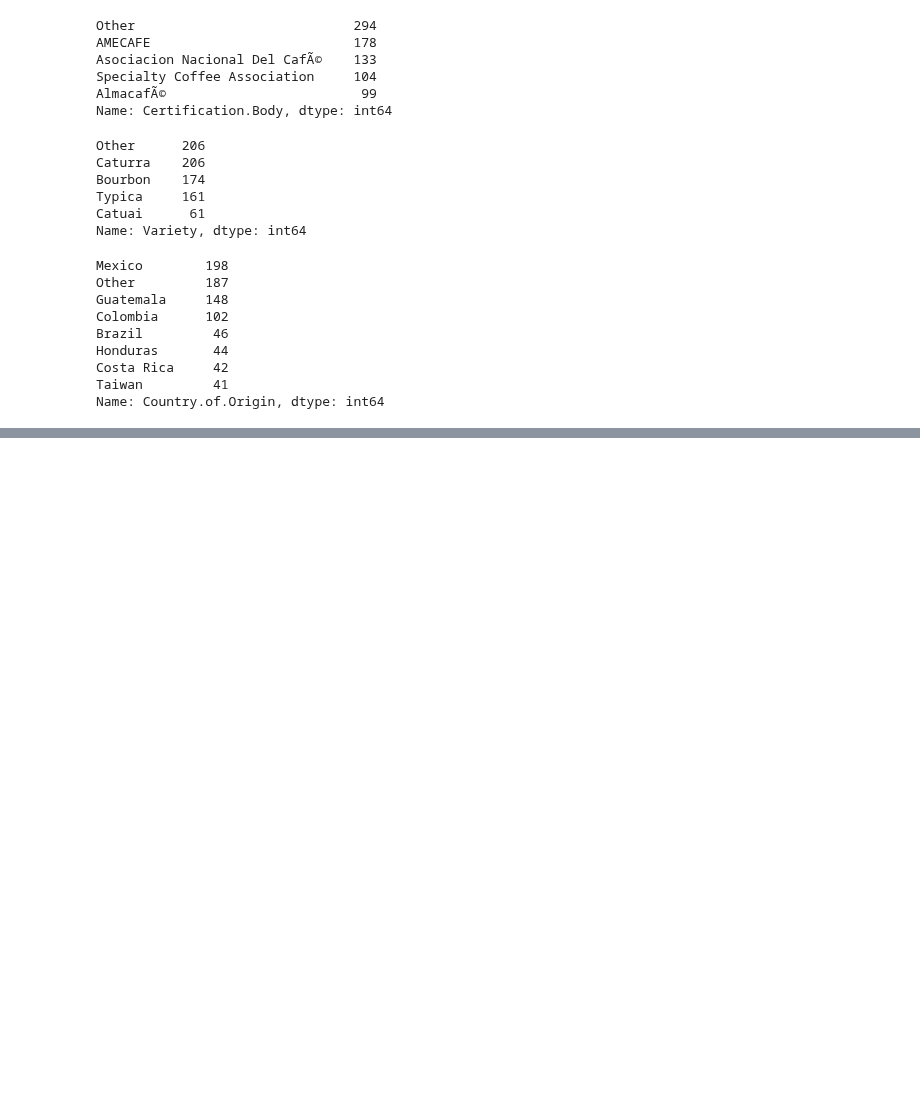
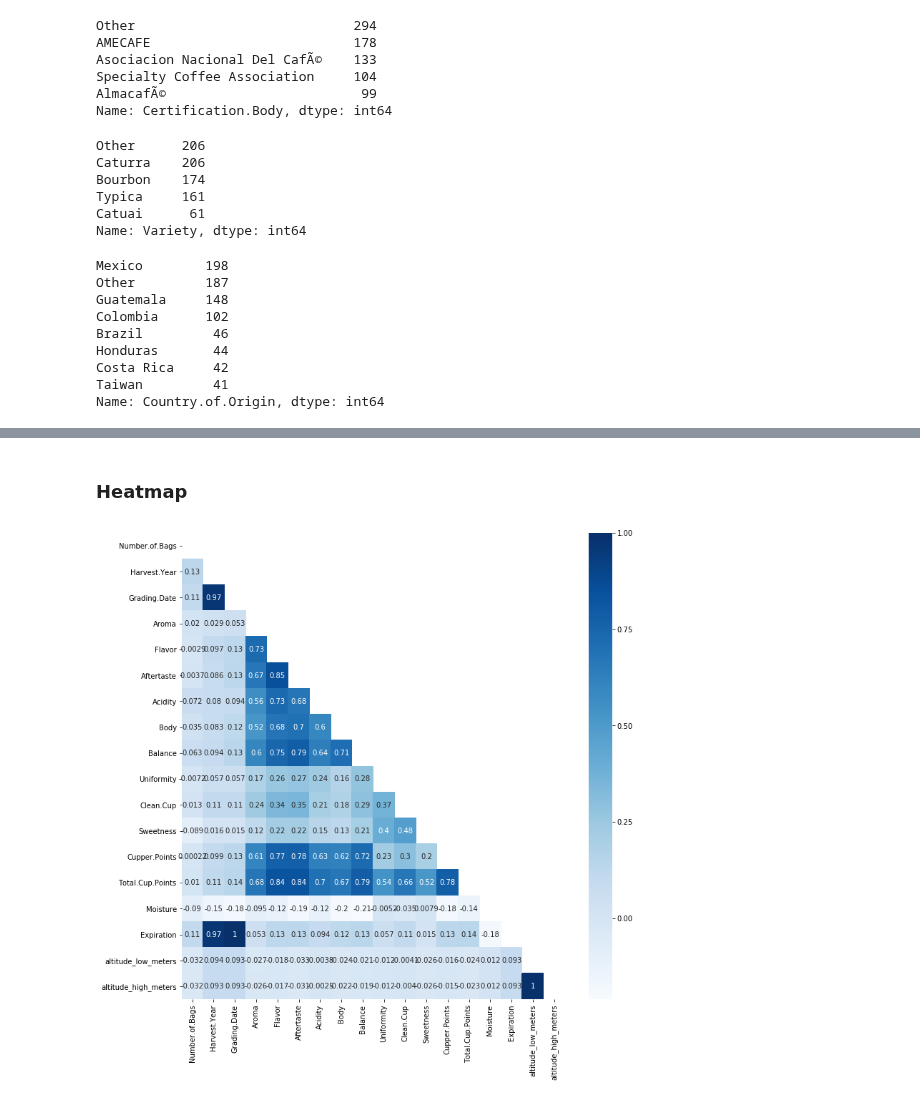
Before and after one commit to Almuglezsalcedo/datamad0119, a Jupyter notebook: module-3/supervised-learning-project/your-code/Main.ipynb, the cells around one changed output, grey strips where cells are left out. Cells and saved outputs as stored; diff of their text form; code cells hidden in the pictures; blank space fills up the shorter version.

```diff
--- a/module-3/supervised-learning-project/your-code/Main.ipynb
+++ b/module-3/supervised-learning-project/your-code/Main.ipynb
@@ -69,11 +114,12 @@ df = df[df.Species == 'Arabica']
 # %%
-df.drop(['Species','Company','Farm.Name','Owner','ICO.Number','Mill','Region','Producer','Lot.Number','In.Country.Partner','Certification.Address','Certification.Contact','Owner.1','unit_of_measurement','Altitude','altitude_mean_meters','Species','ID','Quakers','Category.One.Defects','Category.Two.Defects'],axis=1,inplace=True)
-#species column: el 99% son de la especie Arábica. eliminamos todas las filas que no sean Arábica.
+#eliminamos columnas que no interesan
+df.drop(['Species','Company','Farm.Name','Owner','Bag.Weight','ICO.Number','Mill','Region','Producer','Lot.Number','In.Country.Partner','Certification.Address','Certification.Contact','Owner.1','unit_of_measurement','Altitude','altitude_mean_meters','Species','ID','Quakers','Category.One.Defects','Category.Two.Defects'],axis=1,inplace=True)
+#species column: el 99% son de la especie Arábica.
 #eliminamos lot.number porque el 90% de registros son nulos
 # Elminamos Certification.Address,Certification.Contact porque no nos interesa
 #columna Altitude y altitude_mean_meters se repite
 #eliminamos 'In.Country.Partner' porque es la misma columna que CertificationBody
 # Category.One.Defects,Category.Two.Defects,Quakers,unit_of_measurement  no hay buen balance.eliminamos
-#COGEMOS SOLO CAFE ARABICA. PREDECIMOS VARIETY
-#eliminamos Owner.1,Producer,REgion,Company,ICO.Number,Mill,'Farm.Name',Owner porq esta demasiado disgregados
+#eliminamos Owner.1,Producer,REgion,Company,ICO.Number,Mill,'Farm.Name',Owner porq estan demasiado disgregados
+#Bag.Weight tiene libras y kg se podría pasar todo a kg y luego eliminar el string KG y pasar a numerico pero la eliminamos
 # %%
@@ -207,0 +230,9 @@ Index(['Number.of.Bags', 'Harvest.Year', 'Aroma', 'Flavor', 'Aftertaste',
+# %% [markdown]
+### Heatmap
+# %%
+mask = np.zeros_like(df.corr(), dtype=np.bool)
+mask[np.triu_indices_from(mask)] = True
+fig, ax = plt.subplots(figsize=(12,12))
+ax = sns.heatmap(df.corr(), mask=mask, annot=True, cmap="Blues")
+# %% [output]
+[figure, added]
```
Also changed, not shown: parts of 91 cells of this notebook.
